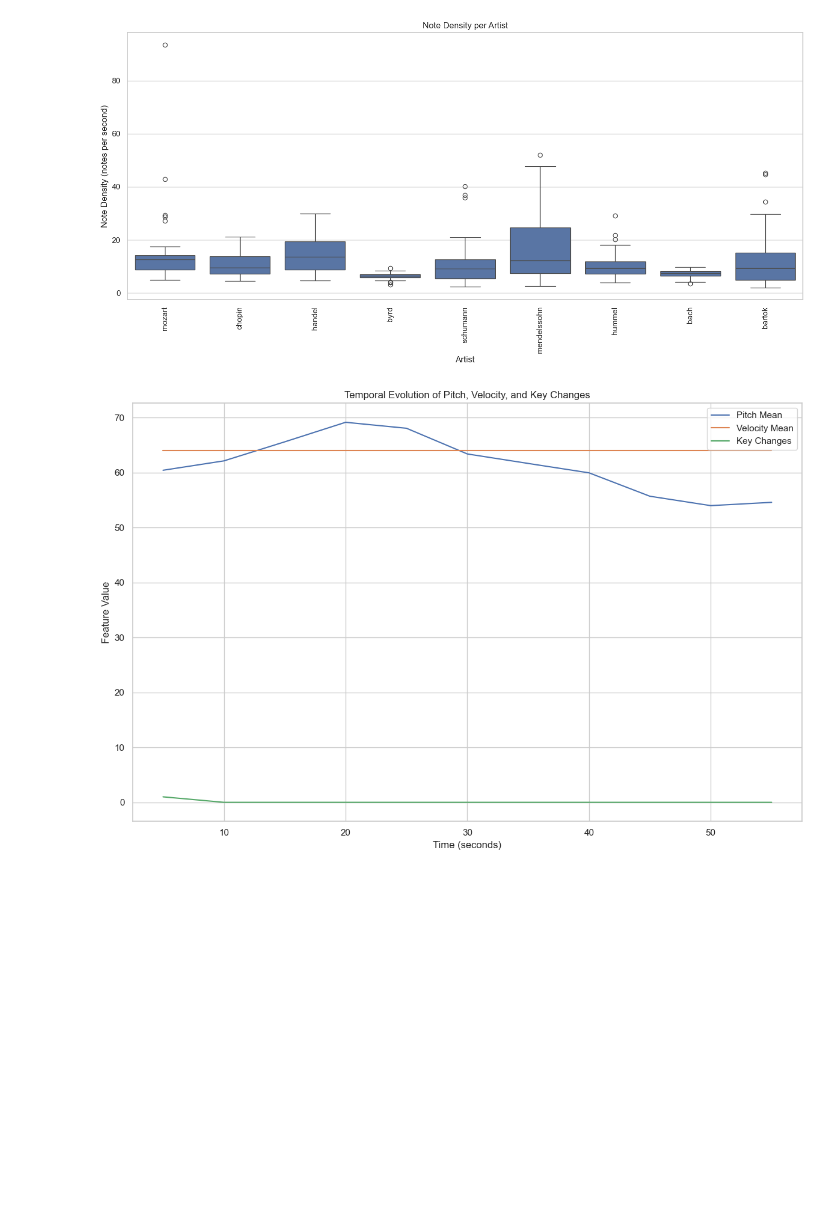
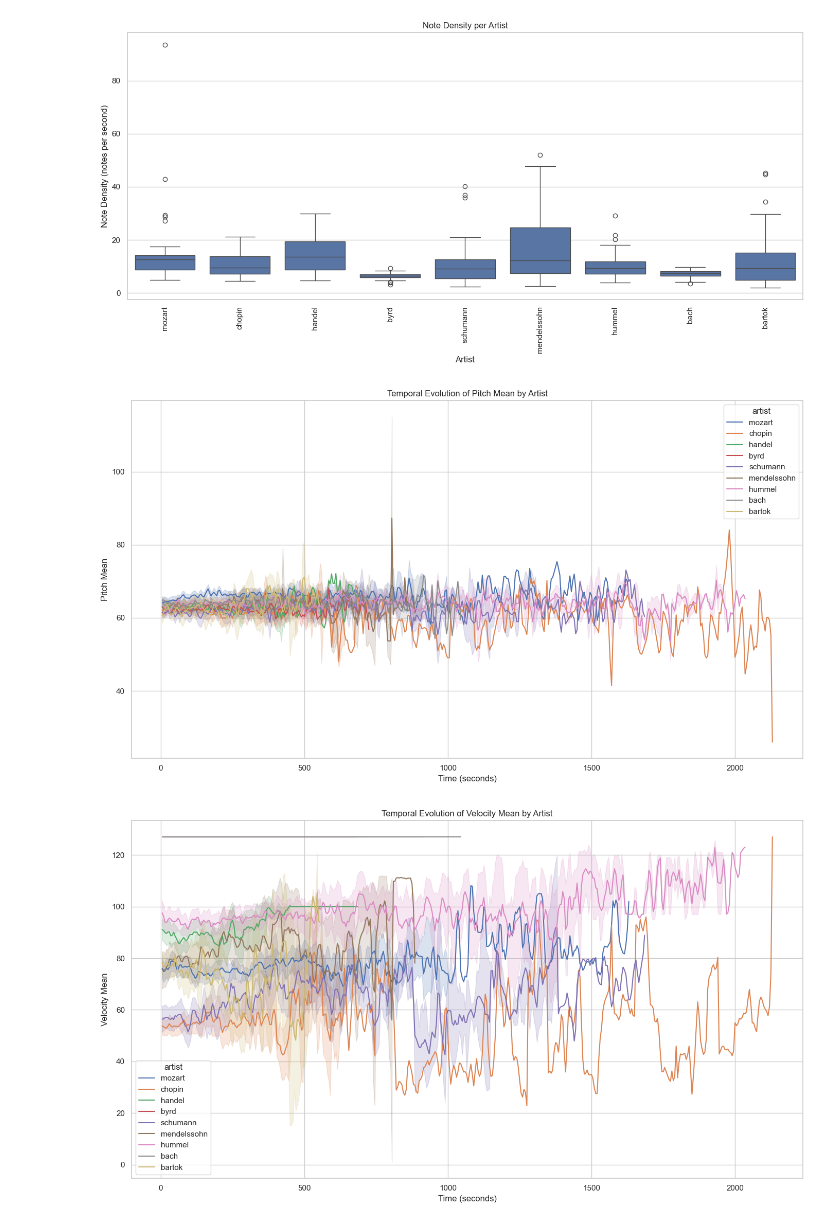
Before and after one commit to victorhg/aai511-final-project-group6, a Jupyter notebook: notebooks/EDA_information.ipynb, the cells around one changed output. Drawn from its saved outputs; the diff is of its cells as text; code cells hidden in the pictures; blank space fills up the shorter version.

Commit message:
ploting rolling average temporal evolution of notes

```diff
--- a/notebooks/EDA_information.ipynb
+++ b/notebooks/EDA_information.ipynb
@@ -329,41 +329,54 @@ def extract_rolling_features(midi_data, window_size=10.0, step_size=5.0):
         for inst in midi_data.instruments:
             for note in inst.notes:
                 if note.start >= start and note.start < end:
                     notes_in_window.append(note.pitch)
                     velocities_in_window.append(note.velocity)
         pitch_mean = np.mean(notes_in_window) if notes_in_window else np.nan
         velocity_mean = np.mean(velocities_in_window) if velocities_in_window else np.nan
         key_changes = [
             ksc.time for ksc in getattr(midi_data, 'key_signature_changes', [])
             if start <= ksc.time < end
         ]
         key_change_count = len(key_changes)
         pitch_means.append(pitch_mean)
         velocity_means.append(velocity_mean)
         key_change_counts.append(key_change_count)
         times.append(start + window_size / 2)
     return pd.DataFrame({
         'time': times,
         'pitch_mean': pitch_means,
         'velocity_mean': velocity_means,
         'key_change_count': key_change_counts
     })
 
 
-import matplotlib.pyplot as plt
-import seaborn as sns
+# Create a dataframe for all artists' rolling features
+df_list = []
+for artist, midi_list in artist_midi_dict.items():
+    for midi_data in midi_list:
+        features = extract_rolling_features(midi_data)
+        features['artist'] = artist
+        df_list.append(features)
 
-df_features = extract_rolling_features(midi_data)
+df_features = pd.concat(df_list, ignore_index=True)
 
-plt.figure(figsize=(12, 8))
-sns.lineplot(data=df_features, x='time', y='pitch_mean', label='Pitch Mean')
-sns.lineplot(data=df_features, x='time', y='velocity_mean', label='Velocity Mean')
-sns.lineplot(data=df_features, x='time', y='key_change_count', label='Key Changes')
-plt.title('Temporal Evolution of Pitch, Velocity, and Key Changes')
+
+
+plt.figure(figsize=(14, 8))
+sns.lineplot(data=df_features, x='time', y='pitch_mean', hue='artist', legend='full')
+plt.title('Temporal Evolution of Pitch Mean by Artist')
 plt.xlabel('Time (seconds)')
-plt.ylabel('Feature Value')
-plt.legend()
+plt.ylabel('Pitch Mean')
 plt.tight_layout()
 plt.show()
+
+plt.figure(figsize=(14, 8))
+sns.lineplot(data=df_features, x='time', y='velocity_mean', hue='artist', legend='full')
+plt.title('Temporal Evolution of Velocity Mean by Artist')
+plt.xlabel('Time (seconds)')
+plt.ylabel('Velocity Mean')
+plt.tight_layout()
+plt.show()
 # %% [output]
-[figure, old version]
+[figure, new version]
+[figure, added]
```
